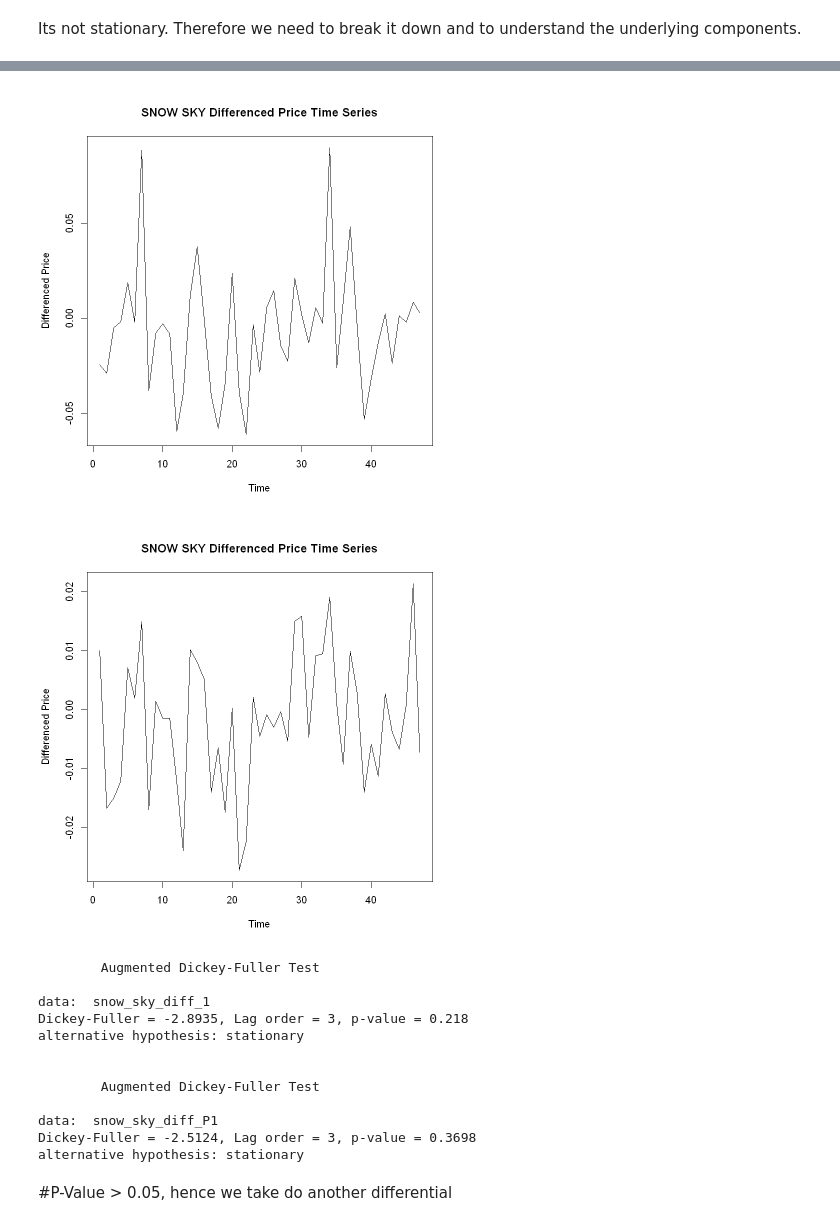
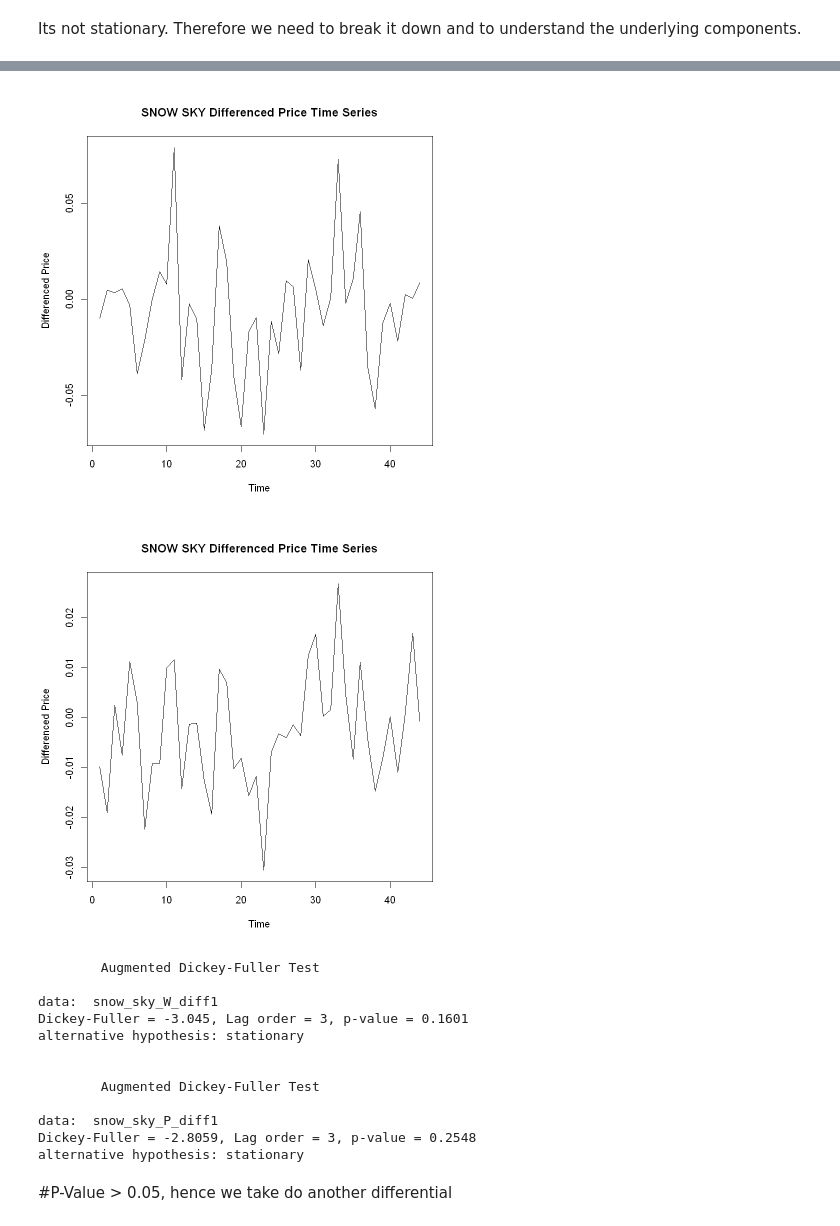
Before and after one commit to SamuelDevdas/Time-Series-Finance-Sports-Betting, a Jupyter notebook: win_data_prep2.ipynb, the cells around one changed output, grey strips where cells are left out. Cells and saved outputs as stored; diff of their text form; code cells hidden in the pictures.

```diff
--- a/win_data_prep2.ipynb
+++ b/win_data_prep2.ipynb
@@ -167,15 +168,10 @@ for (horse in unique(WIN_PRO_df$horse_name)) {
 for (horse in unique(PLACE_PRO_df$horse_name)) {
   horse_df <- PLACE_PRO_df_PP %>% filter(horse_name == horse)
 
-  # Calculate the size column for each horse within the loop
-  #horse_df <- horse_df %>%
-    #arrange(timestamp) %>%
-    #mutate(size = traded_volume - lag(traded_volume, default = first(traded_volume)),
-           #size = ifelse(size < 0, 0, size))
 
-  # Group by six_sec_bucket and calculate the size and Mean Price
+  # Group by time_bucket and calculate the size and Mean Price
   horse_df <- horse_df %>%
-    group_by(six_sec_bucket) %>%
+    group_by(time_bucket) %>%
     summarise(
       #total_size = sum(size, na.rm = TRUE),
       #mean_price = sum(price * size, na.rm = TRUE) / sum(size, na.rm = TRUE)
@@ -186,7 +182,7 @@ for (horse in unique(PLACE_PRO_df$horse_name)) {
   assign(paste0(gsub(" ", "_", horse), "_PLACE_df"), horse_df)
 
   # Create the plot with only price
-  p <- ggplot(data = horse_df, aes(x = as.POSIXct(six_sec_bucket * 10, origin = "1970-01-01", tz = "GMT"), y = mean_price)) +
+  p <- ggplot(data = horse_df, aes(x = as.POSIXct(time_bucket * Bucket_size, origin = "1970-01-01", tz = "GMT"), y = mean_price)) +
     geom_line() +
     geom_point() +
     labs(
@@ -310,14 +258,14 @@ tibble [48 × 2] (S3: tbl_df/tbl/data.frame)
 # %%
-# Convert 'six_sec_bucket' to POSIXct for proper time handling
+# Convert 'time_bucket' to POSIXct for proper time handling
 Snow_Sky_WIN_df <- Snow_Sky_WIN_df %>%
-  mutate(timestamp = as.POSIXct(six_sec_bucket * 10, origin = "1970-01-01", tz = "GMT"))
+  mutate(timestamp = as.POSIXct(time_bucket * Bucket_size, origin = "1970-01-01", tz = "GMT"))
 
 # Check the range of the timestamp
 start_time <- min(Snow_Sky_WIN_df$timestamp)
 end_time <- max(Snow_Sky_WIN_df$timestamp)
 
 # Create a sequence of time points from start to end with a step of 6 seconds
-time_points <- seq(from = start_time, to = end_time, by = "10 sec")
+time_points <- seq(from = start_time, to = end_time, by = Bucket_size)
 
 # Create a complete data frame with these time points
 complete_data <- data.frame(timestamp = time_points)
@@ -339,13 +287,13 @@ filled_price_data <- complete_data$mean_price
 # Create the time series object
 # Use a lower frequency to match the length of the time series
 # For example, assuming a reasonable periodicity within the data length
-win_price_ts <- ts(filled_price_data, frequency = 10)
+WIN_price_ts <- ts(filled_price_data, frequency = Bucket_size)
 
 # Check the structure and length of the time series object
-str(win_price_ts)
-length(win_price_ts)
+str(WIN_price_ts)
+length(WIN_price_ts)
 
 # Display the first few entries of the time series object
-head(win_price_ts)
+head(WIN_price_ts)
 # %% [output]
    Min. 1st Qu.  Median    Mean 3rd Qu.    Max.
@@ -357,14 +306,14 @@ A Time Series:
 # %%
-# Convert 'six_sec_bucket' to POSIXct for proper time handling
+# Convert 'time_bucket' to POSIXct for proper time handling
 Snow_Sky_PLACE_df <- Snow_Sky_PLACE_df %>%
-  mutate(timestamp = as.POSIXct(six_sec_bucket * 10, origin = "1970-01-01", tz = "GMT"))
+  mutate(timestamp = as.POSIXct(time_bucket * Bucket_size, origin = "1970-01-01", tz = "GMT"))
 
 # Check the range of the timestamp
 start_time <- min(Snow_Sky_PLACE_df$timestamp)
 end_time <- max(Snow_Sky_PLACE_df$timestamp)
 
 # Create a sequence of time points from start to end with a step of 6 seconds
-time_points <- seq(from = start_time, to = end_time, by = "10 sec")
+time_points <- seq(from = start_time, to = end_time, by = Bucket_size)
 
 # Create a complete data frame with these time points
 complete_data <- data.frame(timestamp = time_points)
@@ -386,7 +335,7 @@ filled_price_data <- complete_data$mean_price
 # Create the time series object
 # Use a lower frequency to match the length of the time series
 # For example, assuming a reasonable periodicity within the data length
-PLACE_price_ts <- ts(filled_price_data, frequency = 10)
+PLACE_price_ts <- ts(filled_price_data, frequency = Bucket_size)
 
 # Check the structure and length of the time series object
 str(PLACE_price_ts)
@@ -500,4 +416,4 @@ plot(decomposed_2)
 # %%
-snow_sky_diff_1 <- diff(Snow_Sky_WIN_df$mean_price, lag = 1)
+snow_sky_W_diff1 <- diff(Snow_Sky_WIN_df$mean_price, lag = 1)
 
-snow_sky_diff_P1 <- diff(Snow_Sky_PLACE_df$mean_price, lag = 1)
+snow_sky_P_diff1 <- diff(Snow_Sky_PLACE_df$mean_price, lag = 1)
@@ -504,28 +475,28 @@ snow_sky_diff_P1 <- diff(Snow_Sky_PLACE_df$mean_price, lag = 1)
 # %%
-plot(snow_sky_diff_1, main="SNOW SKY Differenced Price Time Series", xlab="Time", ylab="Differenced Price", type="l")
+plot(snow_sky_W_diff1, main="SNOW SKY Differenced Price Time Series", xlab="Time", ylab="Differenced Price", type="l")
 
-plot(snow_sky_diff_P1, main="SNOW SKY Differenced Price Time Series", xlab="Time", ylab="Differenced Price", type="l")
+plot(snow_sky_P_diff1, main="SNOW SKY Differenced Price Time Series", xlab="Time", ylab="Differenced Price", type="l")
 # %% [output]
-[figure, old version]
+[figure, new version]
-[figure, old version]
+[figure, new version]
 # %%
-adf_result_diff <- adf.test(snow_sky_diff_1, alternative = "stationary")
+adf_result_diff <- adf.test(snow_sky_W_diff1, alternative = "stationary")
 print(adf_result_diff)
 
-adf_result_diff_P <- adf.test(snow_sky_diff_P1, alternative = "stationary")
+adf_result_diff_P <- adf.test(snow_sky_P_diff1, alternative = "stationary")
 print(adf_result_diff_P)
 # %% [output]
         Augmented Dickey-Fuller Test
 
-data:  snow_sky_diff_1
-Dickey-Fuller = -2.8935, Lag order = 3, p-value = 0.218
+data:  snow_sky_W_diff1
+Dickey-Fuller = -3.045, Lag order = 3, p-value = 0.1601
 alternative hypothesis: stationary
 
 
         Augmented Dickey-Fuller Test
 
-data:  snow_sky_diff_P1
-Dickey-Fuller = -2.5124, Lag order = 3, p-value = 0.3698
+data:  snow_sky_P_diff1
+Dickey-Fuller = -2.8059, Lag order = 3, p-value = 0.2548
 alternative hypothesis: stationary
 # %% [markdown]
 #P-Value > 0.05, hence we take do another differential
```
Also changed, not shown: parts of 27 cells of this notebook.
